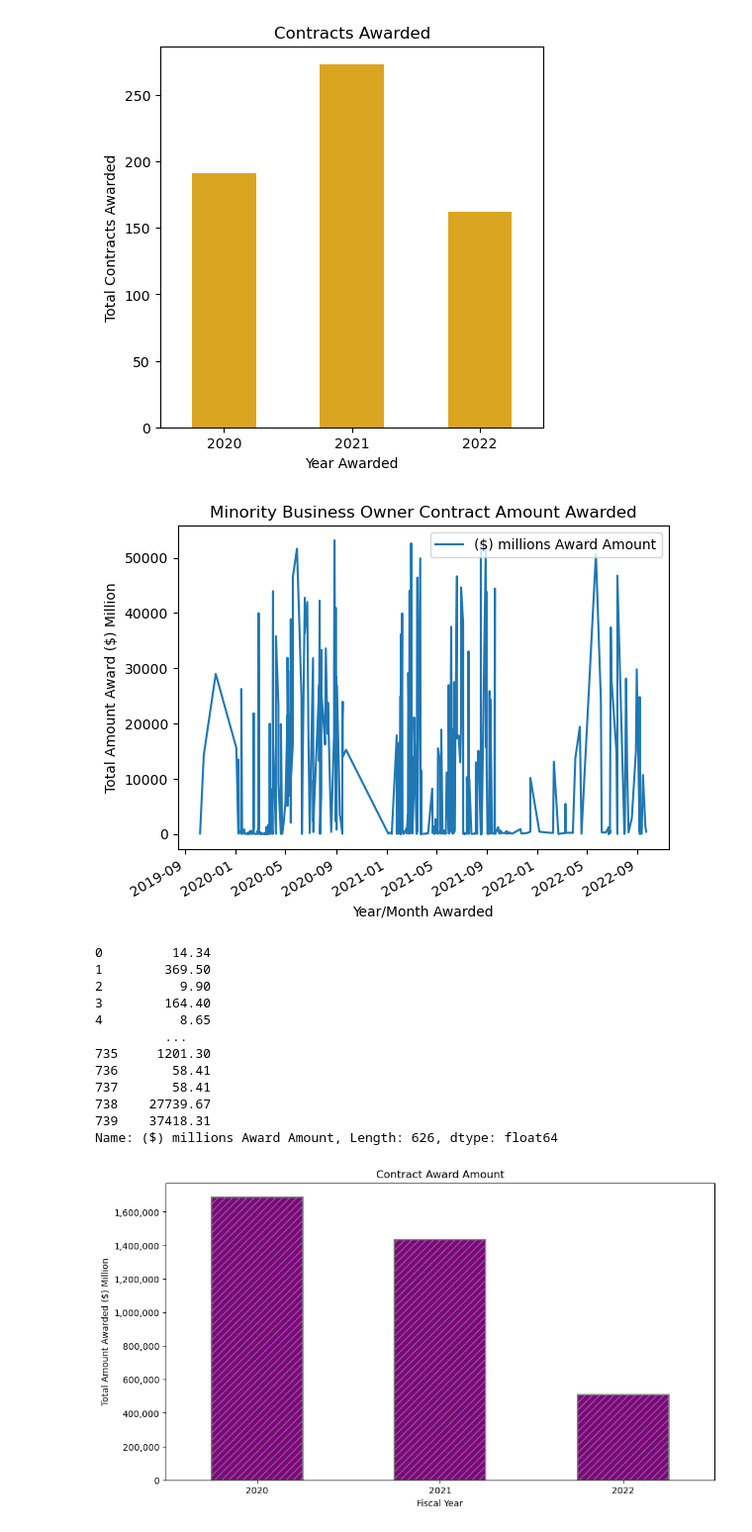
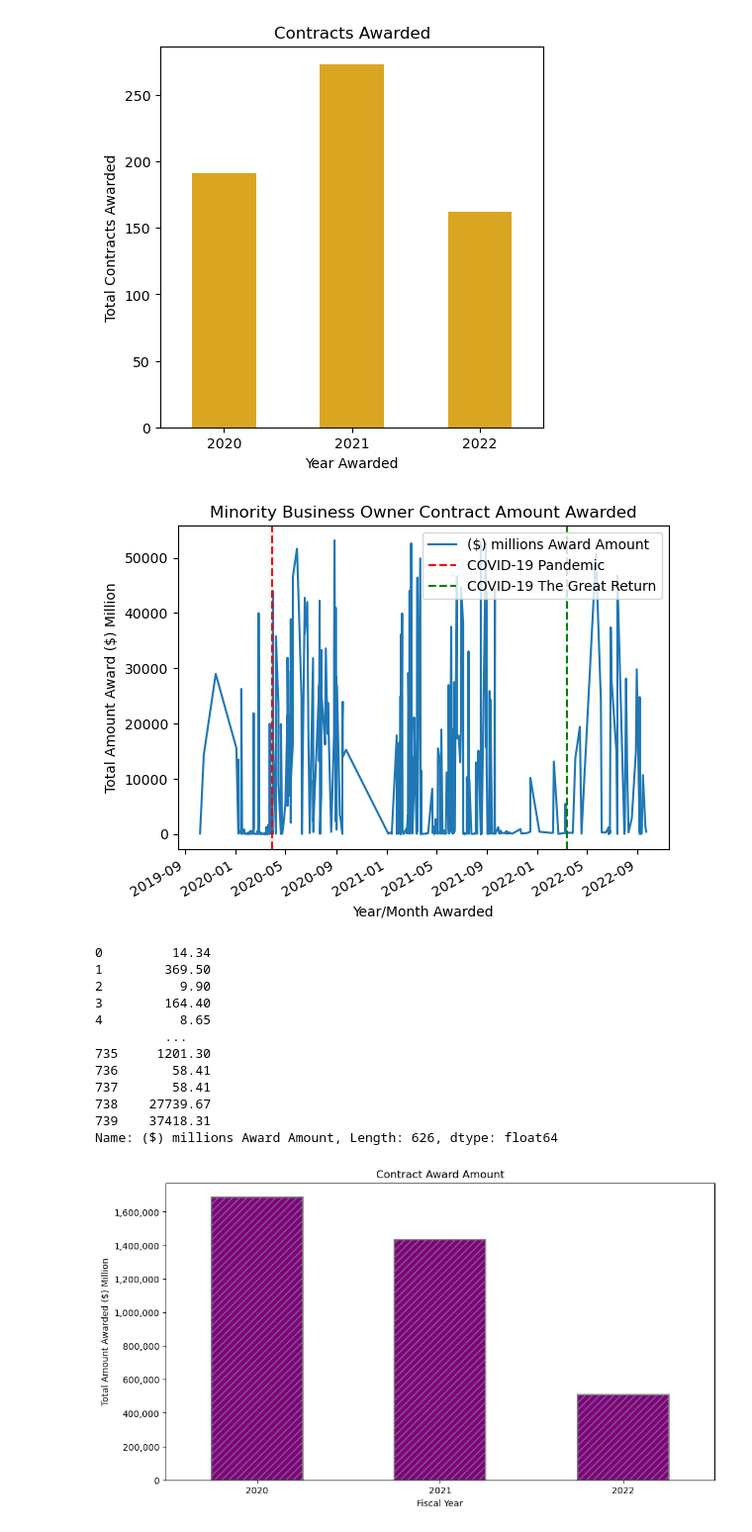
Before and after one commit to MoussaED/Project-1-repo, a Jupyter notebook: Post_Results_v3.ipynb, the cells around one changed output. Shown: that part at 99% size. Drawn from its saved outputs; the diff is of its cells as text; code cells hidden in the pictures.

Commit message:
Added COVID Event Lines

```diff
--- a/Post_Results_v3.ipynb
+++ b/Post_Results_v3.ipynb
@@ -887,15 +887,20 @@ plt.show()
 # %%
 # big_df["($) millions Award Amount"] = pd.to_numeric(big_df["($) millions Award Amount"])
 ax = cleanedbig_df.plot.line(x="Start Date", y= ("($) millions Award Amount"))
+#add event line
+import datetime
+plt.axvline(x=datetime.date(2020, 3, 30), color='red', linestyle='--', label='COVID-19 Pandemic')
+plt.axvline(x=datetime.date(2022, 3, 15), color='green', linestyle='--', label='COVID-19 The Great Return')
 # Add labels and title
 plt.xlabel('Year/Month Awarded')
 plt.ylabel('Total Amount Award ($) Million')
 plt.title('Minority Business Owner Contract Amount Awarded')
 plt.savefig("../Project-1-repo/Fig2.png")
+plt.legend()
 plt.show()
 print(cleanedbig_df['($) millions Award Amount'])
 # %% [output]
-[figure, old version]
+[figure, new version]
 0         14.34
 1        369.50
 2          9.90
```
Also changed, not shown: parts of 1 cell of this notebook, 2 other files.
